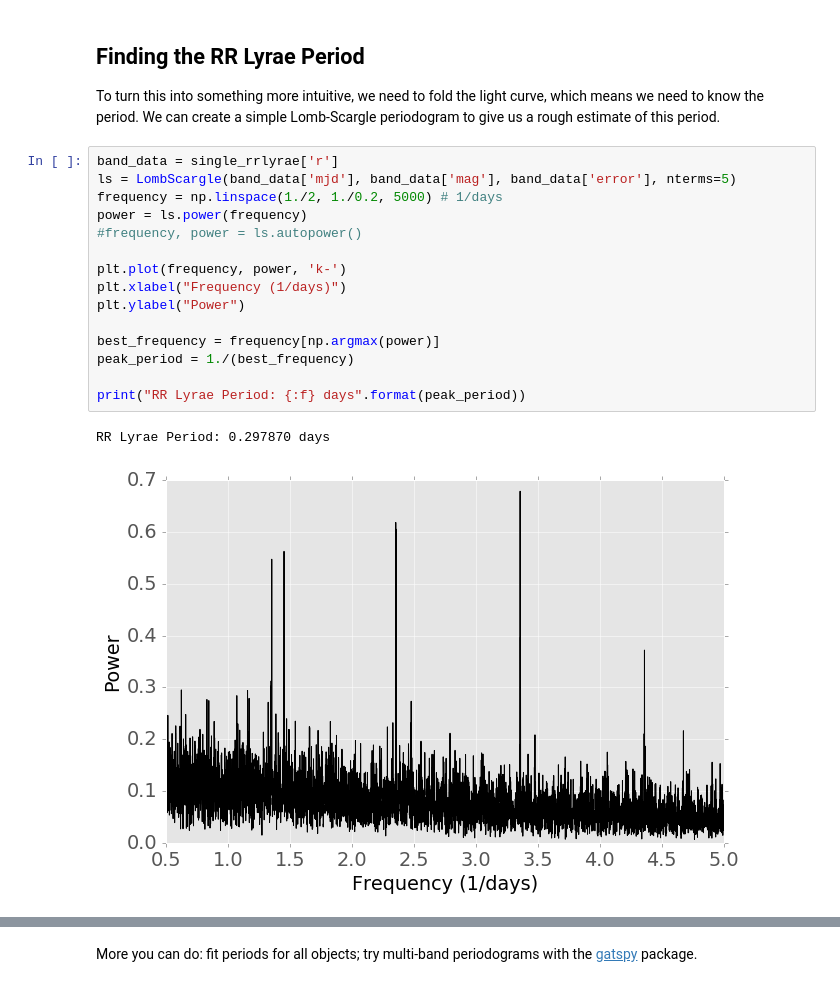
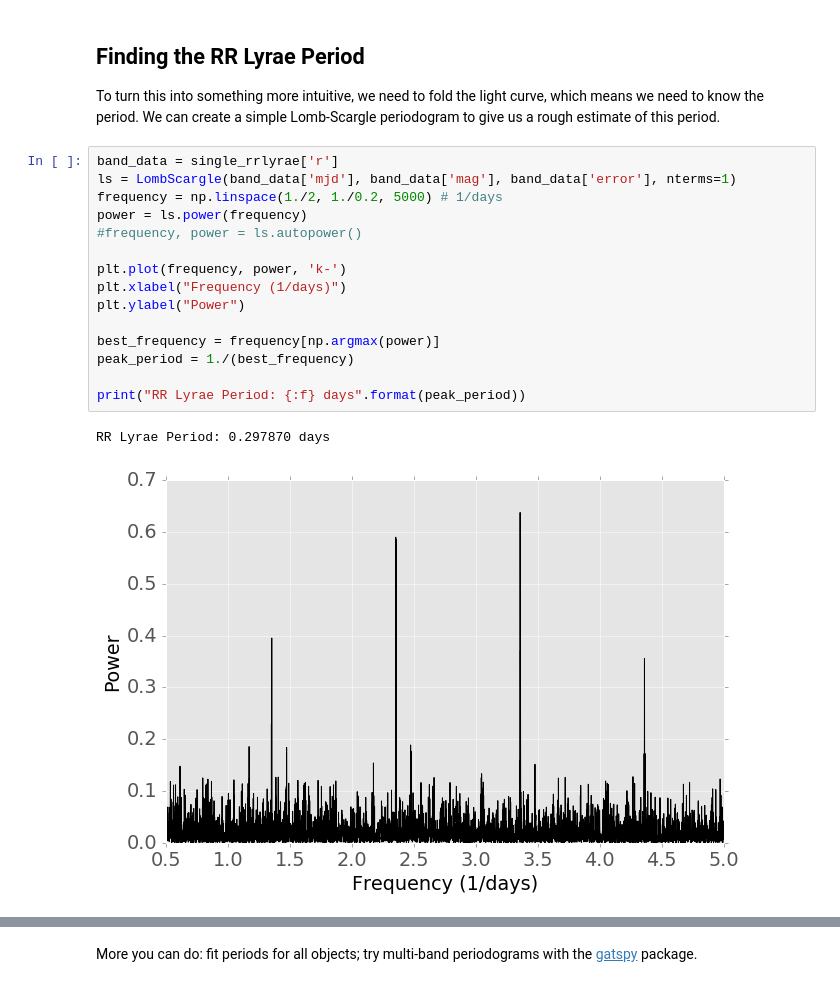
Before and after one commit to lsst-dmsst/demo-lsst-uk-2016, a Jupyter notebook: Lightcurves/analyze_RR_lyrae.ipynb, the cells around one changed output, grey strips where cells are left out. Drawn from its saved outputs; the diff is of its cells as text.

```diff
--- a/Lightcurves/analyze_RR_lyrae.ipynb
+++ b/Lightcurves/analyze_RR_lyrae.ipynb
@@ -82,22 +82,22 @@ Finding the RR Lyrae Period
 To turn this into something more intuitive, we need to fold the light curve, which means we need to know the period. We can create a simple Lomb-Scargle periodogram to give us a rough estimate of this period.
 # %%
 band_data = single_rrlyrae['r']
-ls = LombScargle(band_data['mjd'], band_data['mag'], band_data['error'], nterms=5)
+ls = LombScargle(band_data['mjd'], band_data['mag'], band_data['error'], nterms=1)
 frequency = np.linspace(1./2, 1./0.2, 5000) # 1/days
 power = ls.power(frequency)
 #frequency, power = ls.autopower()
 
 plt.plot(frequency, power, 'k-')
 plt.xlabel("Frequency (1/days)")
 plt.ylabel("Power")
 
 best_frequency = frequency[np.argmax(power)]
 peak_period = 1./(best_frequency)
 
 print("RR Lyrae Period: {:f} days".format(peak_period))
 # %% [output]
 RR Lyrae Period: 0.297870 days
-[figure, old version]
+[figure, new version]
 # %%
 p_fit = np.linspace(0, 1)
 y_fit = ls.model(p_fit, best_frequency)
```
Also changed, not shown: parts of 1 cell of this notebook.
